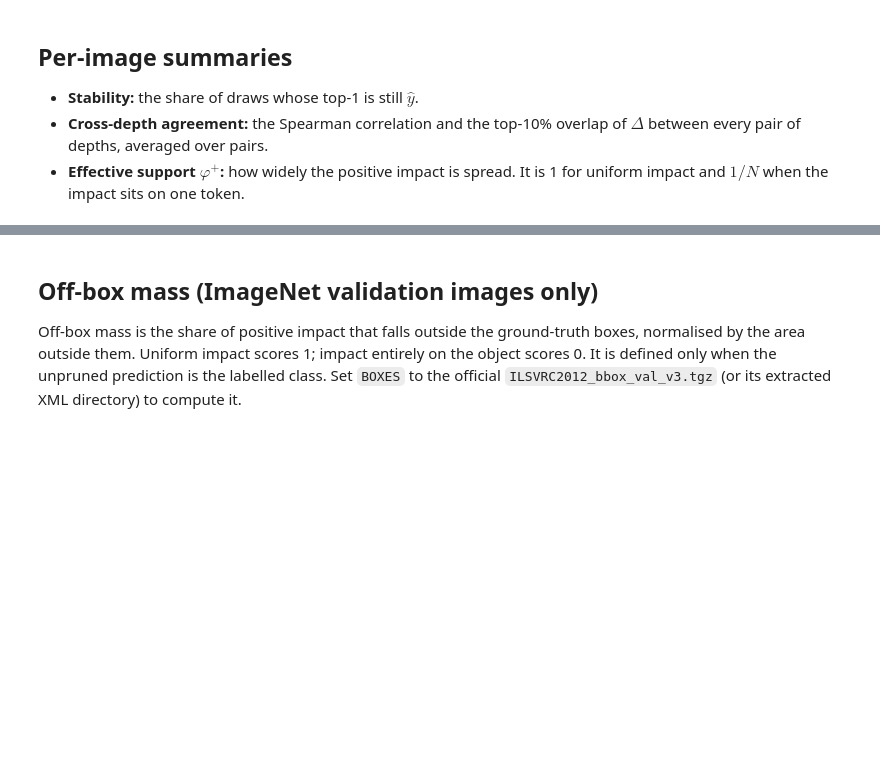
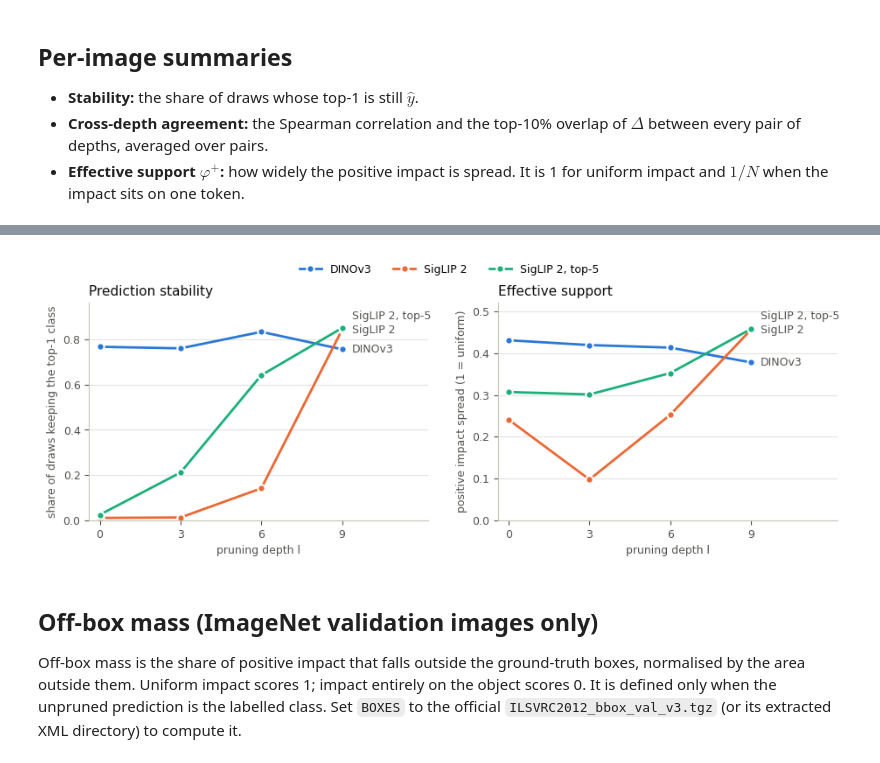
Before and after one commit to Julian-Wyatt/MCTP, a Jupyter notebook: notebooks/mctp_demo.ipynb, the cells around one changed output, grey strips where cells are left out. Cells and saved outputs as stored; diff of their text form; code cells hidden in the pictures; blank space fills up the shorter version.

```diff
--- a/notebooks/mctp_demo.ipynb
+++ b/notebooks/mctp_demo.ipynb
@@ -111,12 +122,14 @@ plt.tight_layout()
 # %%
 class_names = ImageNetInfo()
 pairs = list(combinations(range(len(DEPTHS)), 2))
+summary = {}
 for name, maps in results.items():
     impacts = maps.impacts[0].numpy()  # [D, N]
     stability = (maps.predictions[0] == maps.targets[0]).float().mean(-1).tolist()  # [D, M] -> [D]
     spearman = np.mean([spearman_correlation(impacts[a], impacts[b]) for a, b in pairs])
     overlap = np.mean([top_fraction_overlap(impacts[a], impacts[b], 0.1) for a, b in pairs])
     support = positive_effective_support(impacts)  # [D]
+    summary[name] = {"stability": stability, "support": support.tolist()}
     print(f"{name}: predicts '{class_names.index_to_description(int(maps.targets[0]))}'")
     print(f"  stability by depth     {[round(value, 3) for value in stability]}")
     print(f"  effective support      {np.round(support, 3).tolist()}")
@@ -124,3 +150,42 @@ for name, maps in results.items():
+# %%
+# One colour per setting, in a fixed order; lines are labelled directly and in the legend.
+COLORS = {"DINOv3 B/16": "#2a78d6", "SigLIP 2 B/16": "#eb6834", "SigLIP 2 B/16, top-5 norm protected": "#1baf7a"}
+SHORT = {"DINOv3 B/16": "DINOv3", "SigLIP 2 B/16": "SigLIP 2", "SigLIP 2 B/16, top-5 norm protected": "SigLIP 2, top-5"}
+panels = [("stability", "Prediction stability", "share of draws keeping the top-1 class"),
+          ("support", "Effective support", "positive impact spread (1 = uniform)")]
+
+fig, axes = plt.subplots(1, 2, figsize=(9.5, 3.4))
+for ax, (key, title, ylabel) in zip(axes, panels):
+    ends = []
+    for name, values in summary.items():
+        ax.plot(DEPTHS, values[key], color=COLORS[name], linewidth=2, marker="o", markersize=6,
+                markeredgecolor="white", markeredgewidth=1.5, label=SHORT[name])
+        ends.append([values[key][-1], SHORT[name]])
+    # Direct labels at the line ends, nudged apart so close values do not collide.
+    ends.sort()
+    gap = 0.07 * max(value for value, _ in ends)
+    for index in range(1, len(ends)):
+        ends[index][0] = max(ends[index][0], ends[index - 1][0] + gap)
+    for value, label in ends:
+        ax.annotate(label, (DEPTHS[-1], value), xytext=(8, 0), textcoords="offset points",
+                    va="center", fontsize=9, color="#52514e", annotation_clip=False)
+    ax.set_ylim(0, max(ax.get_ylim()[1], ends[-1][0] + gap))
+    ax.set_title(title, loc="left", fontsize=11, color="#0b0b0b")
+    ax.set_ylabel(ylabel, fontsize=9, color="#52514e")
+    ax.set_xlabel("pruning depth l", fontsize=9, color="#52514e")
+    ax.set_xticks(DEPTHS)
+    ax.set_xlim(DEPTHS[0] - 0.4, DEPTHS[-1] + 3.2)
+    ax.grid(axis="y", color="#e4e3df", linewidth=0.8)
+    ax.tick_params(colors="#52514e", labelsize=9)
+    for side in ("top", "right"):
+        ax.spines[side].set_visible(False)
+    for side in ("left", "bottom"):
+        ax.spines[side].set_color("#c3c2b7")
+fig.legend(*axes[0].get_legend_handles_labels(), loc="upper center", ncol=3, frameon=False, fontsize=9,
+           bbox_to_anchor=(0.5, 1.06))
+plt.tight_layout()
+# %% [output]
+[figure, added]
 # %% [markdown]
 ## Off-box mass (ImageNet validation images only)
 
```
Also changed, not shown: parts of 6 cells of this notebook, 1 other file.
